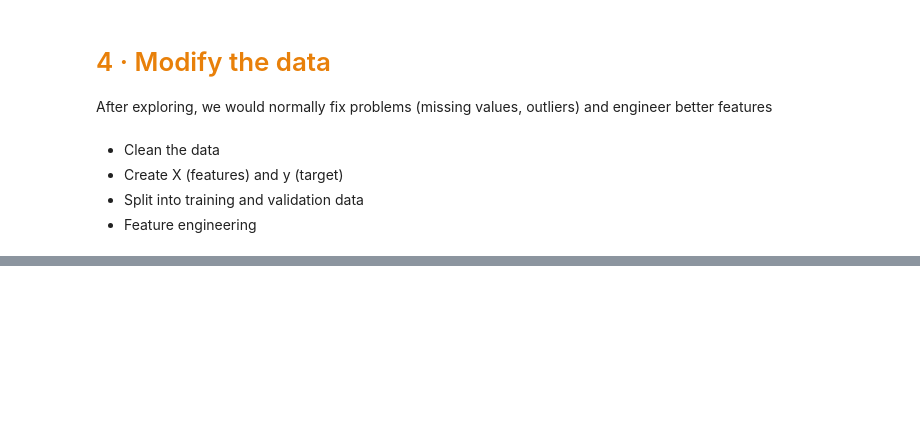
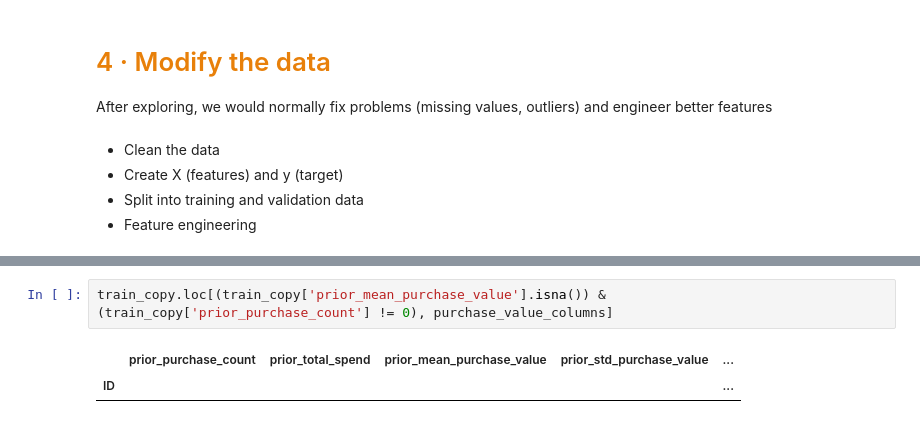
Before and after one commit to saradfalves/ML_Group_09, a Jupyter notebook: notebooks/exploring_and_modifying.ipynb, the cells around one changed output, grey strips where cells are left out. Cells and saved outputs as stored; diff of their text form; blank space fills up the shorter version.

```diff
--- a/notebooks/exploring_and_modifying.ipynb
+++ b/notebooks/exploring_and_modifying.ipynb
@@ -414,0 +366,5 @@ train_df[purchase_gap_columns]
+# %%
+train_copy.loc[(train_copy['prior_mean_purchase_value'].isna()) & (train_copy['prior_purchase_count'] != 0), purchase_value_columns]
+# %% [output]
+|  | prior_purchase_count | prior_total_spend | prior_mean_purchase_value | prior_std_purchase_value | ... |
+| ID |  |  |  |  | ... |
```
Also changed, not shown: parts of 24 cells of this notebook.
